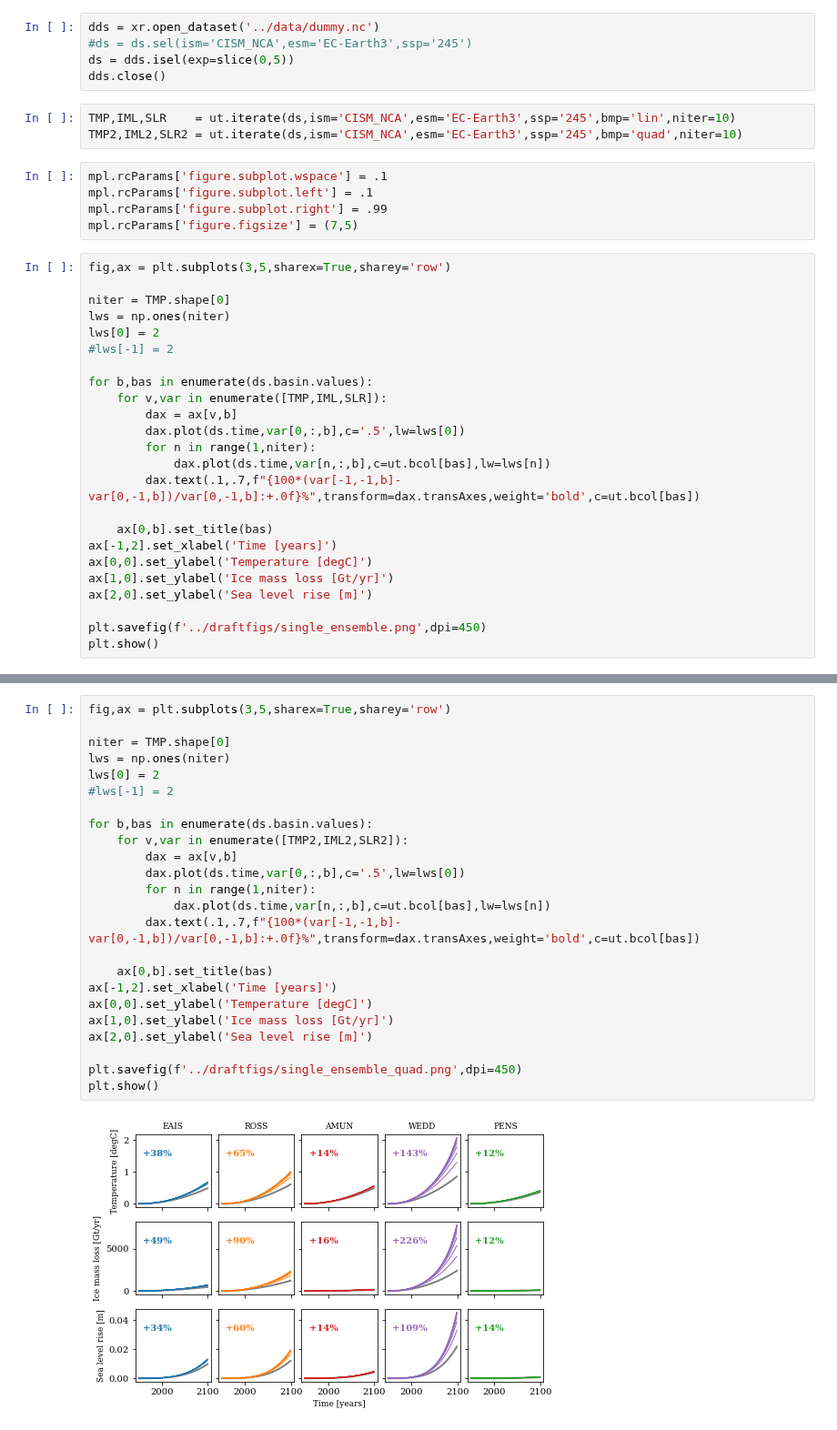
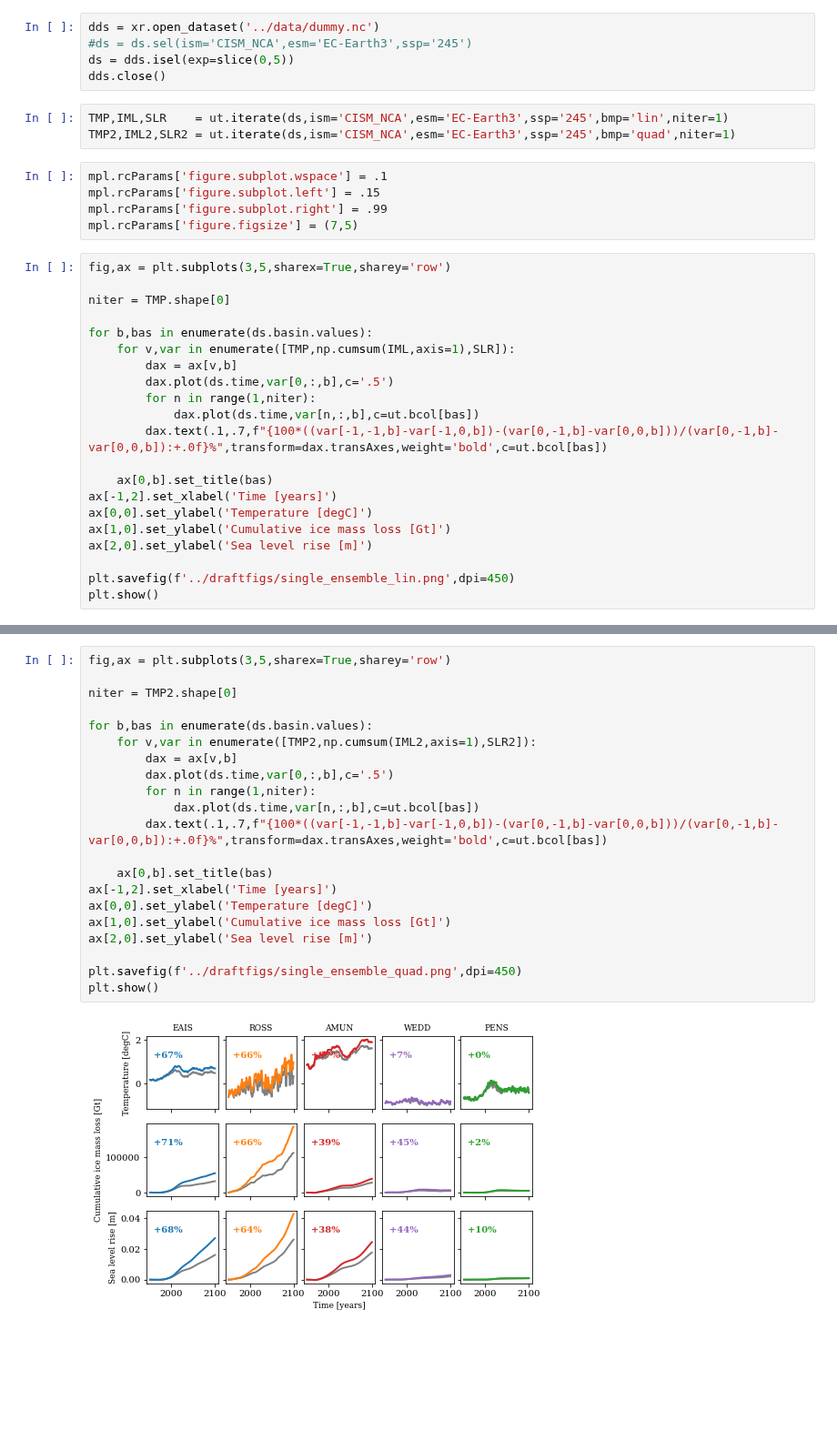
Before and after one commit to erwinlambert/feedback, a Jupyter notebook: notebooks/Draftplot_single_ensemble.ipynb, the cells around one changed output, grey strips where cells are left out. Shown at 91% size. Cells and saved outputs as stored; diff of their text form; blank space fills up the shorter version.

Commit message:
Add temperature ts to larmip data, and figures with actual temp ts

```diff
--- a/notebooks/Draftplot_single_ensemble.ipynb
+++ b/notebooks/Draftplot_single_ensemble.ipynb
@@ -23,35 +23,32 @@ dds = xr.open_dataset('../data/dummy.nc')
 ds = dds.isel(exp=slice(0,5))
 dds.close()
 # %%
-TMP,IML,SLR    = ut.iterate(ds,ism='CISM_NCA',esm='EC-Earth3',ssp='245',bmp='lin',niter=10)
-TMP2,IML2,SLR2 = ut.iterate(ds,ism='CISM_NCA',esm='EC-Earth3',ssp='245',bmp='quad',niter=10)
+TMP,IML,SLR    = ut.iterate(ds,ism='CISM_NCA',esm='EC-Earth3',ssp='245',bmp='lin',niter=1)
+TMP2,IML2,SLR2 = ut.iterate(ds,ism='CISM_NCA',esm='EC-Earth3',ssp='245',bmp='quad',niter=1)
 # %%
 mpl.rcParams['figure.subplot.wspace'] = .1
-mpl.rcParams['figure.subplot.left'] = .1
+mpl.rcParams['figure.subplot.left'] = .15
 mpl.rcParams['figure.subplot.right'] = .99
 mpl.rcParams['figure.figsize'] = (7,5)
 # %%
 fig,ax = plt.subplots(3,5,sharex=True,sharey='row')
 
 niter = TMP.shape[0]
-lws = np.ones(niter)
-lws[0] = 2
-#lws[-1] = 2
 
 for b,bas in enumerate(ds.basin.values):
-    for v,var in enumerate([TMP,IML,SLR]):
+    for v,var in enumerate([TMP,np.cumsum(IML,axis=1),SLR]):
         dax = ax[v,b]
-        dax.plot(ds.time,var[0,:,b],c='.5',lw=lws[0])
+        dax.plot(ds.time,var[0,:,b],c='.5')
         for n in range(1,niter):
-            dax.plot(ds.time,var[n,:,b],c=ut.bcol[bas],lw=lws[n])
-        dax.text(.1,.7,f"{100*(var[-1,-1,b]-var[0,-1,b])/var[0,-1,b]:+.0f}%",transform=dax.transAxes,weight='bold',c=ut.bcol[bas])
+            dax.plot(ds.time,var[n,:,b],c=ut.bcol[bas])
+        dax.text(.1,.7,f"{100*((var[-1,-1,b]-var[-1,0,b])-(var[0,-1,b]-var[0,0,b]))/(var[0,-1,b]-var[0,0,b]):+.0f}%",transform=dax.transAxes,weight='bold',c=ut.bcol[bas])
 
     ax[0,b].set_title(bas)
 ax[-1,2].set_xlabel('Time [years]')
 ax[0,0].set_ylabel('Temperature [degC]')
-ax[1,0].set_ylabel('Ice mass loss [Gt/yr]')
+ax[1,0].set_ylabel('Cumulative ice mass loss [Gt]')
 ax[2,0].set_ylabel('Sea level rise [m]')
 
-plt.savefig(f'../draftfigs/single_ensemble.png',dpi=450)
+plt.savefig(f'../draftfigs/single_ensemble_lin.png',dpi=450)
 plt.show()
 # %% [output]
@@ -59,26 +56,23 @@ plt.show()
 # %%
 fig,ax = plt.subplots(3,5,sharex=True,sharey='row')
 
-niter = TMP.shape[0]
-lws = np.ones(niter)
-lws[0] = 2
-#lws[-1] = 2
+niter = TMP2.shape[0]
 
 for b,bas in enumerate(ds.basin.values):
-    for v,var in enumerate([TMP2,IML2,SLR2]):
+    for v,var in enumerate([TMP2,np.cumsum(IML2,axis=1),SLR2]):
         dax = ax[v,b]
-        dax.plot(ds.time,var[0,:,b],c='.5',lw=lws[0])
+        dax.plot(ds.time,var[0,:,b],c='.5')
         for n in range(1,niter):
-            dax.plot(ds.time,var[n,:,b],c=ut.bcol[bas],lw=lws[n])
-        dax.text(.1,.7,f"{100*(var[-1,-1,b]-var[0,-1,b])/var[0,-1,b]:+.0f}%",transform=dax.transAxes,weight='bold',c=ut.bcol[bas])
+            dax.plot(ds.time,var[n,:,b],c=ut.bcol[bas])
+        dax.text(.1,.7,f"{100*((var[-1,-1,b]-var[-1,0,b])-(var[0,-1,b]-var[0,0,b]))/(var[0,-1,b]-var[0,0,b]):+.0f}%",transform=dax.transAxes,weight='bold',c=ut.bcol[bas])
 
     ax[0,b].set_title(bas)
 ax[-1,2].set_xlabel('Time [years]')
 ax[0,0].set_ylabel('Temperature [degC]')
-ax[1,0].set_ylabel('Ice mass loss [Gt/yr]')
+ax[1,0].set_ylabel('Cumulative ice mass loss [Gt]')
 ax[2,0].set_ylabel('Sea level rise [m]')
 
 plt.savefig(f'../draftfigs/single_ensemble_quad.png',dpi=450)
 plt.show()
 # %% [output]
-[figure, old version]
+[figure, new version]
```
Also changed, not shown: parts of 2 cells of this notebook, 13 other files.
